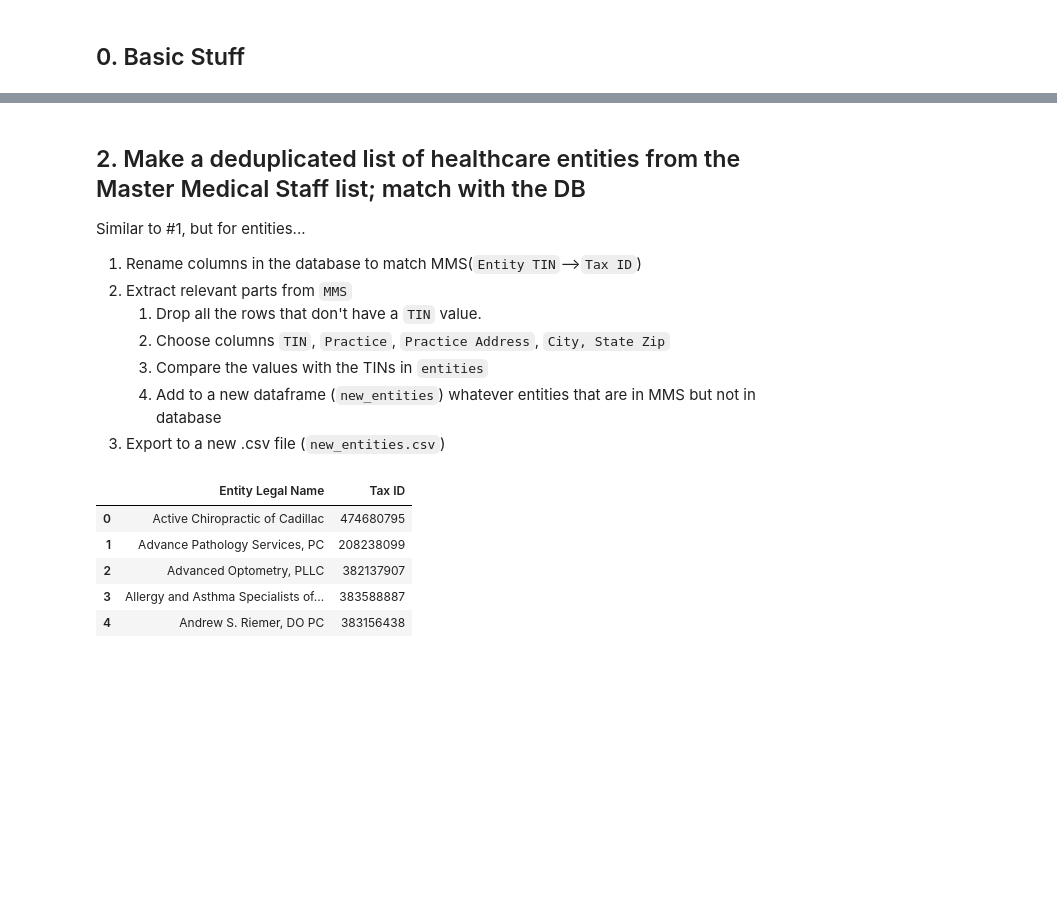
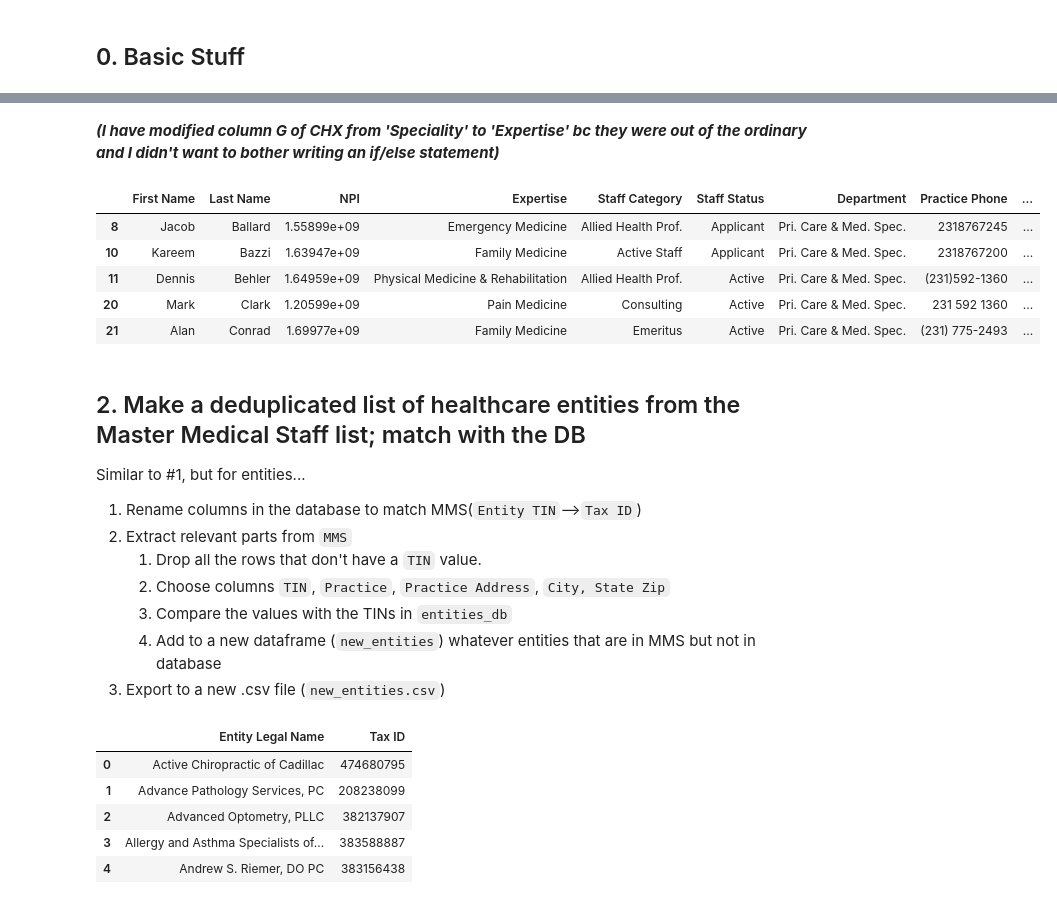
Before and after one commit to HyunminK/aiq, a Jupyter notebook: PHO Database Project.ipynb, the cells around one changed output, grey strips where cells are left out. Drawn from its saved outputs; the diff is of its cells as text; code cells hidden in the pictures; blank space fills up the shorter version.

```diff
--- a/PHO Database Project.ipynb
+++ b/PHO Database Project.ipynb
@@ -24,11 +24,12 @@
 # import libraries
 import numpy as np
 import pandas as pd
+import usaddress
 
 # read files
-entities = pd.read_csv('kn_entities.csv')
-locations = pd.read_csv('kn_locations.csv')
-providers = pd.read_csv('kn_providers.csv')
+entities_db = pd.read_csv('kn_entities.csv')
+locations_db = pd.read_csv('kn_locations.csv')
+providers_db = pd.read_csv('kn_providers.csv')
 # For now, we need to specify the sheet names because the .xlsx file contains summary sheets
 sheets = ['CAD','CHX','GRY','KMHC','MAN','MMC','OMH','POMH'] # GO BACK TO MACK LATER; THEY DON'T HAVE NPI'S LOL
 MMS = pd.read_excel('master_medical_staff_list_200601.xlsx',sheet_name=sheets)
@@ -51,5 +52,7 @@ We'll make a list of distinct providers using __first name, last name, NPI__.
 colnames = {'Provider Name: First': 'First Name',
            'Provider Name: Last': 'Last Name',
            'Provider NPI': 'NPI'}
-providers = providers.rename(columns=colnames)
-providers = providers[['Last Name','First Name','NPI']]
+providers_db = providers_db.rename(columns=colnames)
+providers_db = providers_db[['First Name','Last Name','NPI']]
+# a lil preview
+providers_db.head()
@@ -56,21 +66,37 @@ providers = providers[['Last Name','First Name','NPI']]
+# %% [markdown]
+__*(I have modified column G of CHX from 'Speciality' to 'Expertise' bc they were out of the ordinary and I didn't want to bother writing an if/else statement)*__
 # %%
+# which information about the providers do we want to have at the end?
+cols = ['First Name','Last Name','NPI','Expertise','Staff Category','Staff Status',
+        'Department','Practice Phone','Practice Fax']
 # (this will be a list of distinct providers who are in MMS but not in providers)
-new_providers = pd.DataFrame(columns = ['Last Name','First Name','NPI'])
+new_providers = pd.DataFrame(columns = cols)
 
 # 2. iterate through each affiliation
 for affiliation in MMS:
     df = MMS[affiliation]
-    # 2A. extract the three relevant columns
-    df = df[['Last Name','First Name','NPI']]
-    # 2B. compare MMS and providers, and add any distinct provider to new_providers
-    diff = df.merge(providers,indicator = True, how='left').loc[lambda x : x['_merge']!='both']
+    # 2A. extract the relevant columns
+    df = df[cols]
+    # 2B. compare MMS and providers_db, and add any distinct provider to new_providers
+    diff = df.merge(providers_db, indicator = True, on = ['First Name','Last Name','NPI'], how='left').loc[lambda x : x['_merge']!='both']
     diff = diff.dropna() # assuming that those without NPI or name are irrelevant...
     # 2C. Use a sheet name to populate a new column 'Hospital affiliation'
     diff['Affiliation'] = affiliation
     new_providers = new_providers.append(diff)
+new_providers.drop('_merge',axis=1,inplace=True)
 
 # 4. export to a new .csv file
 new_providers.to_csv('new_providers.csv',index=False)
+
+# a lil preview (haven't reindexed but it's going to csv file anyway so...)
+new_providers.head()
+# %% [output]
+|  | First Name | Last Name | NPI | Expertise | Staff Category | Staff Status | Department | Practice Phone | ... |
+| 8 | Jacob | Ballard | 1.55899e+09 | Emergency Medicine | Allied Health Prof. | Applicant | Pri. Care & Med. Spec. | 2318767245 | ... |
+| 10 | Kareem | Bazzi | 1.63947e+09 | Family Medicine | Active Staff | Applicant | Pri. Care & Med. Spec. | 2318767200 | ... |
+| 11 | Dennis | Behler | 1.64959e+09 | Physical Medicine & Rehabilitation | Allied Health Prof. | Active | Pri. Care & Med. Spec. | (231)592-1360 | ... |
+| 20 | Mark | Clark | 1.20599e+09 | Pain Medicine | Consulting | Active | Pri. Care & Med. Spec. | 231 592 1360 | ... |
+| 21 | Alan | Conrad | 1.69977e+09 | Family Medicine | Emeritus | Active | Pri. Care & Med. Spec. | (231) 775-2493 | ... |
 # %% [markdown]
 ## 2. Make a deduplicated list of healthcare entities from the Master Medical Staff list; match with the DB
 
@@ -80,7 +106,7 @@ Similar to #1, but for entities...
 2. Extract relevant parts from `MMS`
     1. Drop all the rows that don't have a `TIN` value.
     2. Choose columns `TIN`, `Practice`, `Practice Address`, `City, State Zip`
-    3. Compare the values with the TINs in `entities`
+    3. Compare the values with the TINs in `entities_db`
     4. Add to a new dataframe (`new_entities`) whatever entities that are in MMS but not in database
 3. Export to a new .csv file (`new_entities.csv`)
 # %%
```
Also changed, not shown: parts of 19 cells of this notebook.
